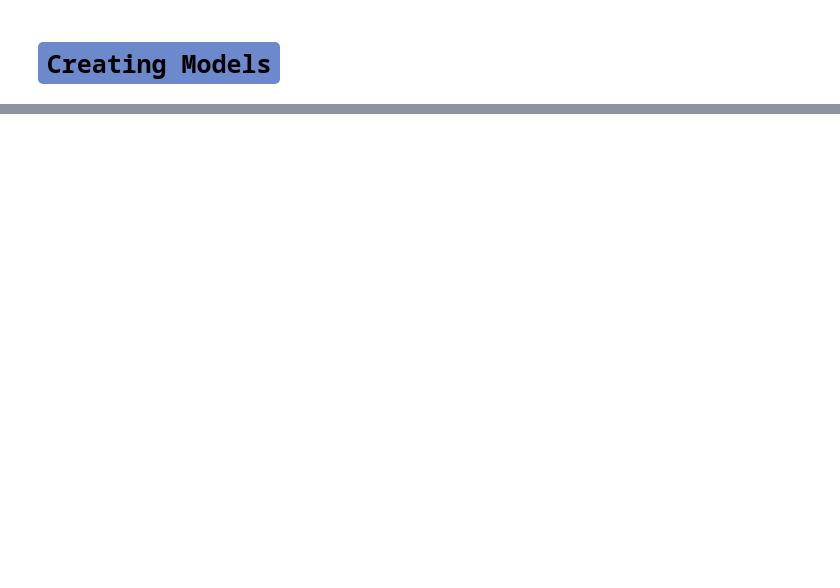
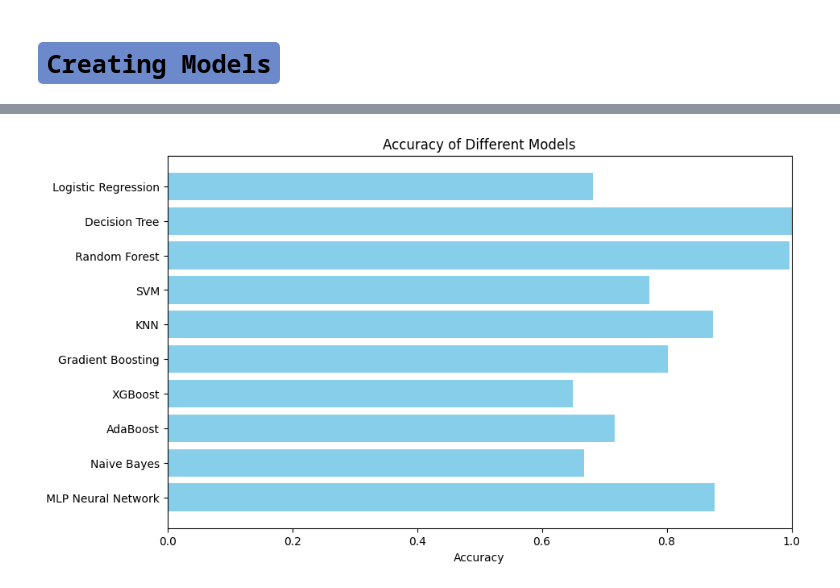
Before and after one commit to akram-25/ML-P2-18-Group-Project, a Jupyter notebook: Notebooks/ML Project.ipynb, the cells around one changed output, grey strips where cells are left out. Drawn from its saved outputs; the diff is of its cells as text; code cells hidden in the pictures; blank space fills up the shorter version.

Commit message:
formatted the notebook. tested a bunch of models to find the best one.

```diff
--- a/Notebooks/ML Project.ipynb
+++ b/Notebooks/ML Project.ipynb
@@ -72,0 +198,21 @@ No features will be dropped as we want to use all of them to do analysis as well
+# %%
+models = {
+    'Logistic Regression': LogisticRegression(),
+    'Decision Tree': DecisionTreeClassifier(),
+    'Random Forest': RandomForestClassifier(),
+    'SVM': SVC(),
+    'KNN': KNeighborsClassifier(),
+    'Gradient Boosting': GradientBoostingClassifier(),
+    'XGBoost': SGDClassifier(),
+    'AdaBoost': AdaBoostClassifier(),
+    'Naive Bayes': GaussianNB(),
+    'MLP Neural Network': MLPClassifier()
+}
+
+for name, model in models.items():
+    print(f"Training {name}...")
+    model.fit(X_train, y_train)
+    y_pred = model.predict(X_test)
+    accuracy = accuracy_score(y_test, y_pred)
+    print(f"{name} Accuracy: {accuracy:.2f}")
+    print(classification_report(y_test, y_pred))
@@ -72,0 +254,6 @@ No features will be dropped as we want to use all of them to do analysis as well
+# %%
+for name, model in models.items():
+    model.fit(X_train, y_train)
+    y_pred = model.predict(X_test)
+    accuracy = accuracy_score(y_test, y_pred)
+    print(f"{name} Accuracy: {accuracy:.2f}")
@@ -72,0 +271,20 @@ No features will be dropped as we want to use all of them to do analysis as well
+# %%
+# Dictionary to store accuracies
+accuracies = {}
+
+for name, model in models.items():
+    model.fit(X_train, y_train)
+    y_pred = model.predict(X_test)
+    accuracy = accuracy_score(y_test, y_pred)
+    accuracies[name] = accuracy
+
+# Create a bar plot for accuracies
+plt.figure(figsize=(10, 6))
+plt.barh(list(accuracies.keys()), list(accuracies.values()), color='skyblue')
+plt.xlabel('Accuracy')
+plt.title('Accuracy of Different Models')
+plt.xlim(0, 1)
+plt.gca().invert_yaxis()
+plt.show()
+# %% [output]
+[figure, added]
```
Also changed, not shown: parts of 27 cells of this notebook.
